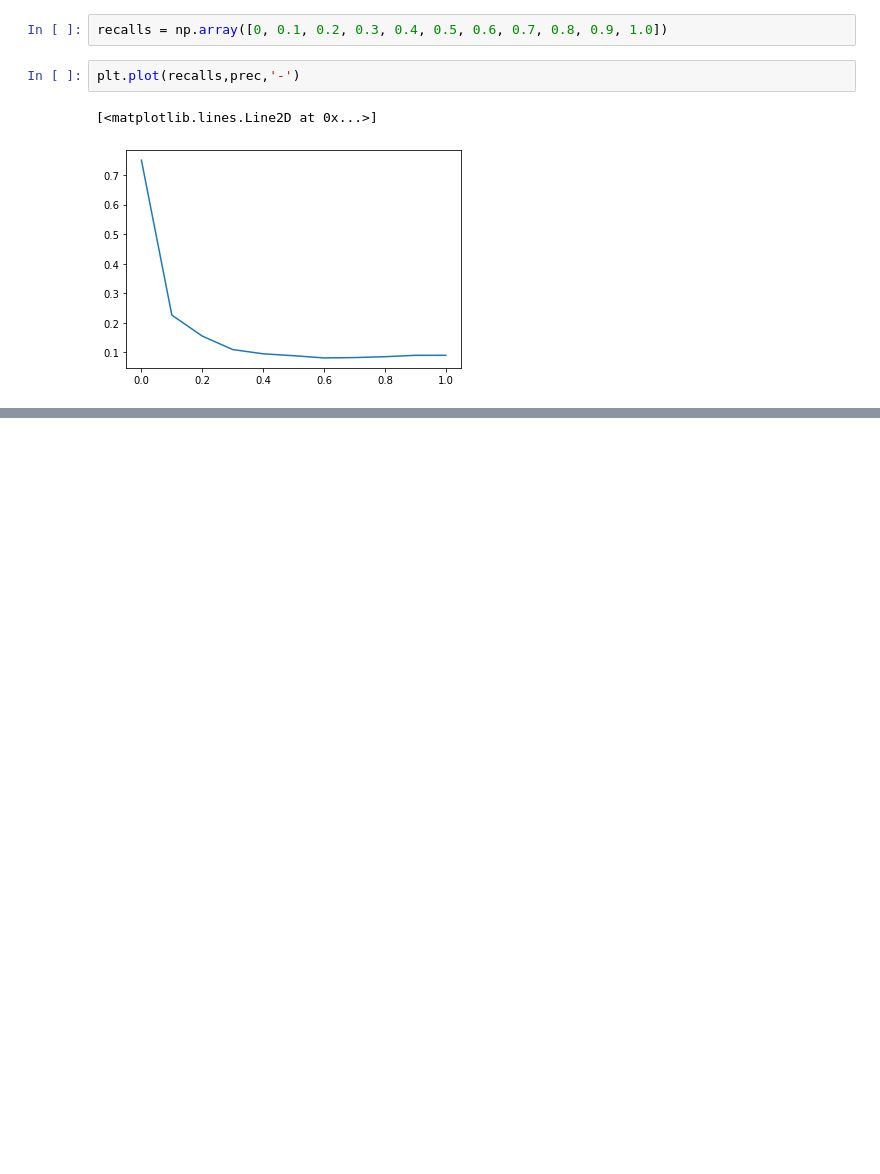
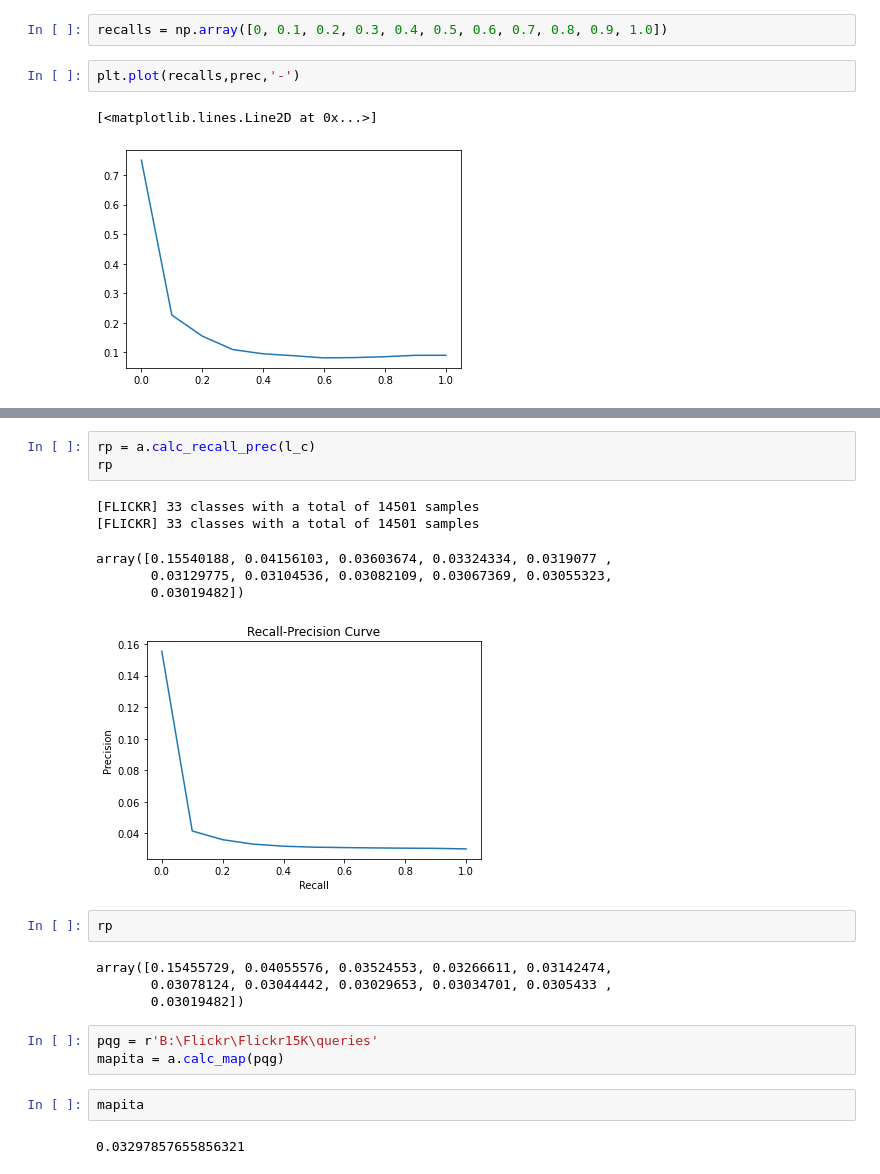
Before and after one commit to rudyn2/cc7221, a Jupyter notebook: tarea2/eval_data.ipynb, the cells around one changed output, grey strips where cells are left out. Saved outputs shown, nothing was run; the diff lists cells and outputs as text; blank space fills up the shorter version.

```diff
--- a/tarea2/eval_data.ipynb
+++ b/tarea2/eval_data.ipynb
@@ -146,0 +229,23 @@ plt.plot(recalls,prec,'-')
+# %%
+rp = a.calc_recall_prec(l_c)
+rp
+# %% [output]
+[FLICKR] 33 classes with a total of 14501 samples
+[FLICKR] 33 classes with a total of 14501 samples
+array([0.15540188, 0.04156103, 0.03603674, 0.03324334, 0.0319077 ,
+       0.03129775, 0.03104536, 0.03082109, 0.03067369, 0.03055323,
+       0.03019482])
+[figure, added]
+# %%
+rp
+# %% [output]
+array([0.15455729, 0.04055576, 0.03524553, 0.03266611, 0.03142474,
+       0.03078124, 0.03044442, 0.03029653, 0.03034701, 0.0305433 ,
+       0.03019482])
+# %%
+pqg = r'B:\Flickr\Flickr15K\queries'
+mapita = a.calc_map(pqg)
+# %%
+mapita
+# %% [output]
+0.03297857655856321
```
Also changed, not shown: parts of 26 cells of this notebook, 3 other files.
